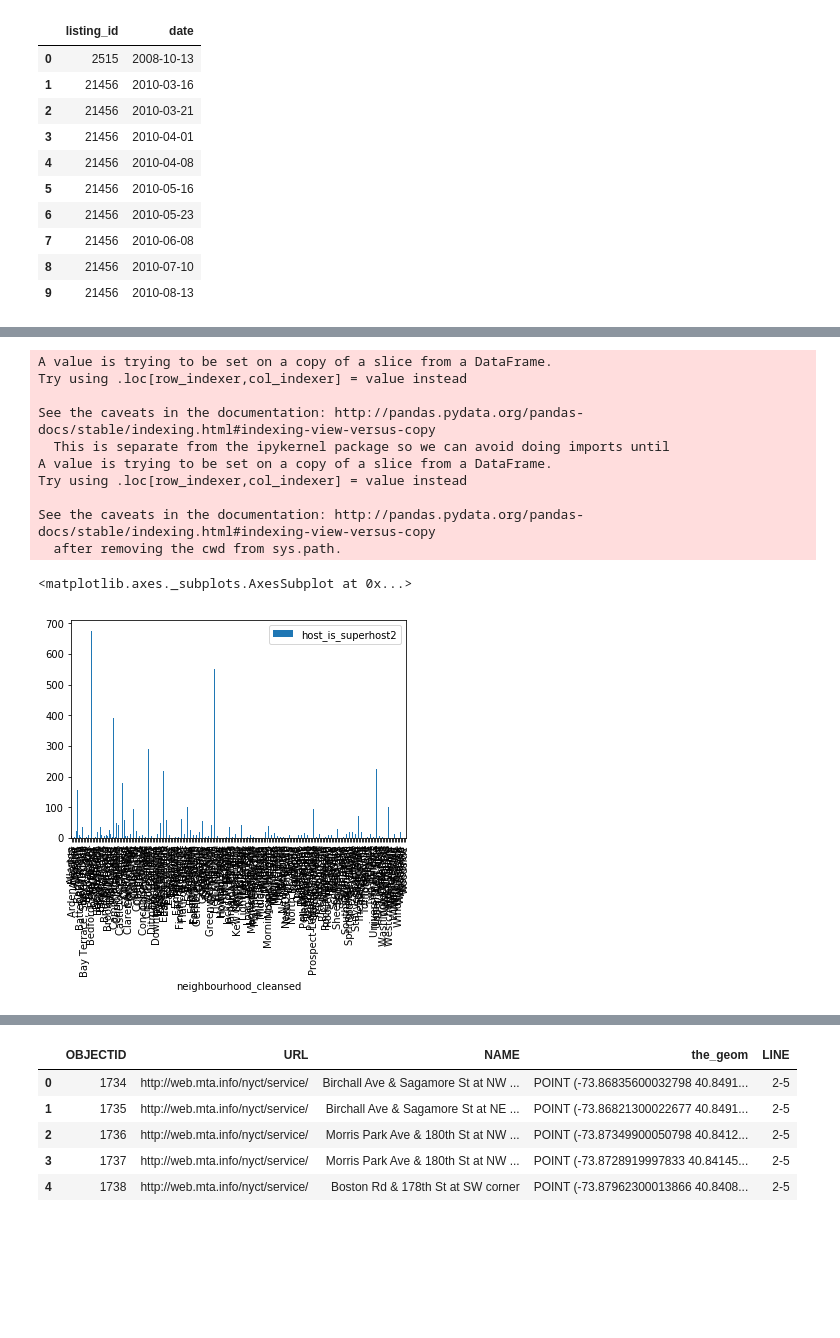
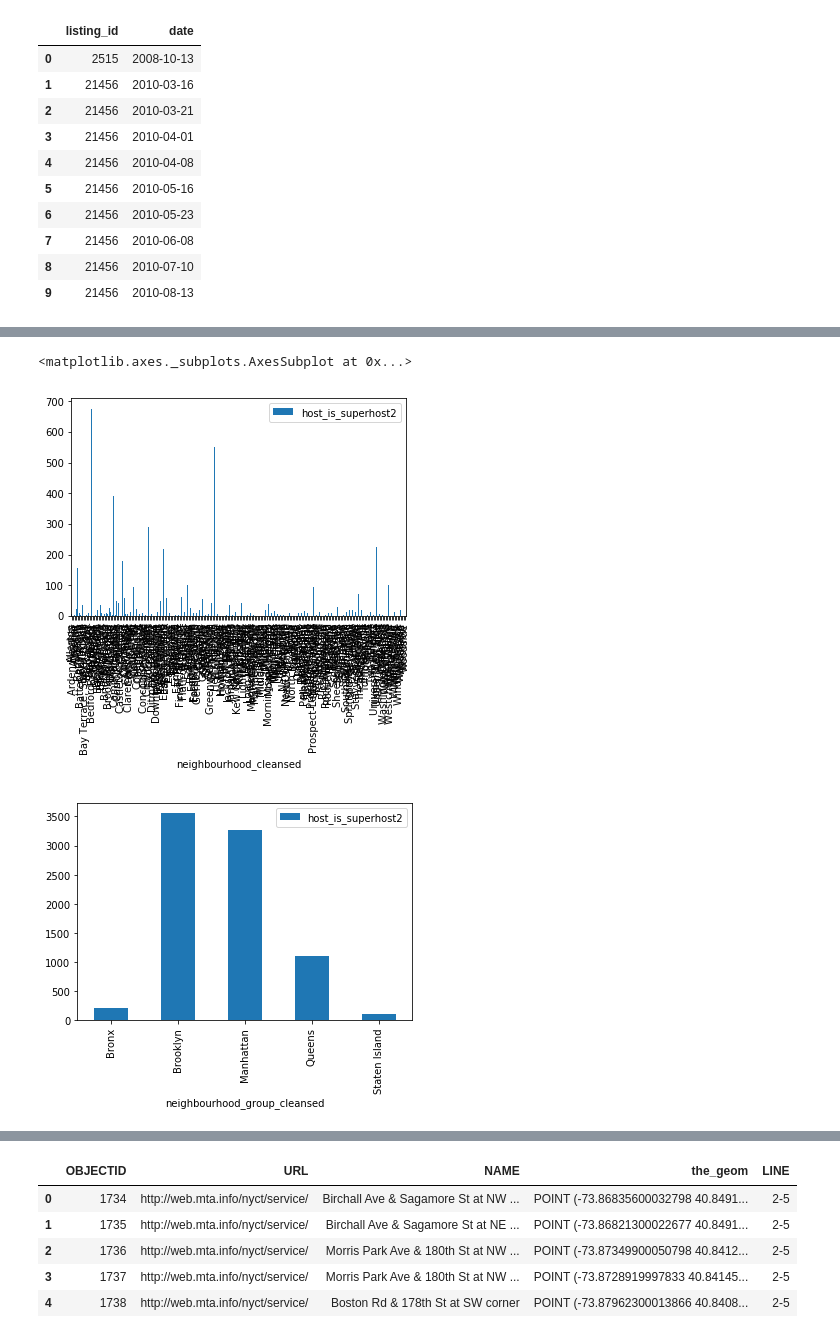
Before and after one commit to Rui1521/TripElf, a Jupyter notebook: AGG.ipynb, the cells around one changed output, grey strips where cells are left out. Drawn from its saved outputs; the diff is of its cells as text; code cells hidden in the pictures; blank space fills up the shorter version.

```diff
--- a/AGG.ipynb
+++ b/AGG.ipynb
@@ -185,23 +209,16 @@ See the caveats in the documentation: http://pandas.pydata.org/pandas-docs/stabl
 # %%
 # aggregate host_is_superhost
 
 host["host_is_superhost2"] = host["host_is_superhost"]
 host["host_is_superhost2"] = host["host_is_superhost2"] .map({"f": 0, "t": 1})
 host.groupby(["neighbourhood_cleansed"])[["host_is_superhost2"]].sum().plot.bar()
-# better to normalized!!!!!!!!!!!!!!!!!TBD
+host.groupby(["neighbourhood_group_cleansed"])[["host_is_superhost2"]].sum().plot.bar()
+
+# normalized? divide by area?
 # %% [output]
-A value is trying to be set on a copy of a slice from a DataFrame.
-Try using .loc[row_indexer,col_indexer] = value instead
-
-See the caveats in the documentation: http://pandas.pydata.org/pandas-docs/stable/indexing.html#indexing-view-versus-copy
-  This is separate from the ipykernel package so we can avoid doing imports until
-A value is trying to be set on a copy of a slice from a DataFrame.
-Try using .loc[row_indexer,col_indexer] = value instead
-
-See the caveats in the documentation: http://pandas.pydata.org/pandas-docs/stable/indexing.html#indexing-view-versus-copy
-  after removing the cwd from sys.path.
+<matplotlib.axes._subplots.AxesSubplot at 0x...>
-<matplotlib.axes._subplots.AxesSubplot at 0x...>
 [figure]
+[figure, added]
 # %%
 # aggregate host_response_time
 
```
Also changed, not shown: parts of 33 cells of this notebook.
